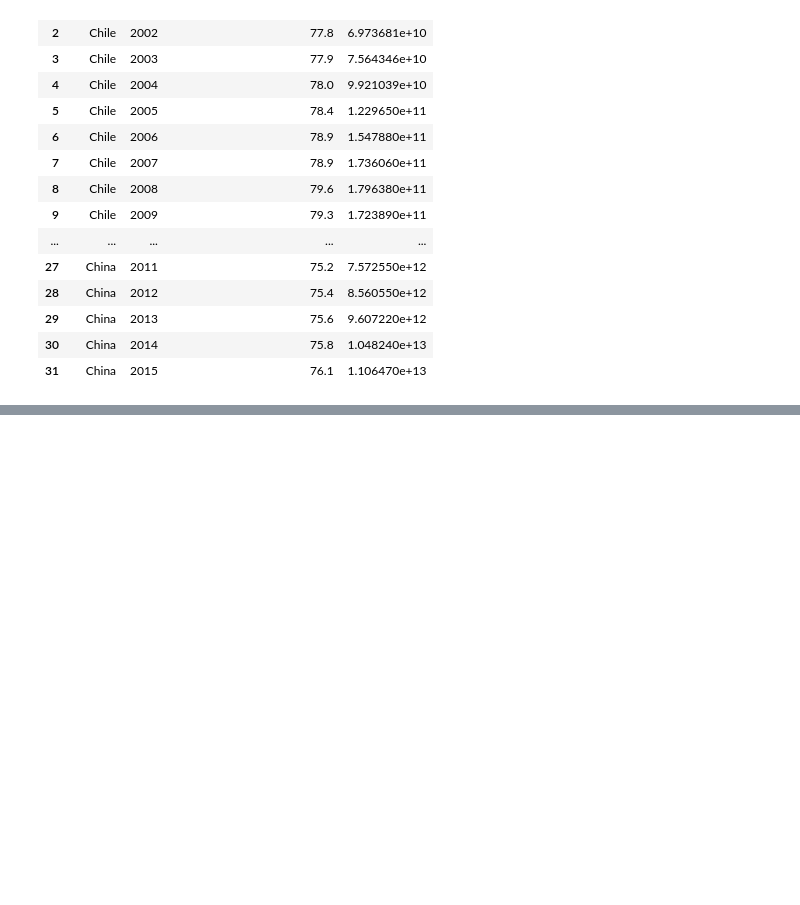
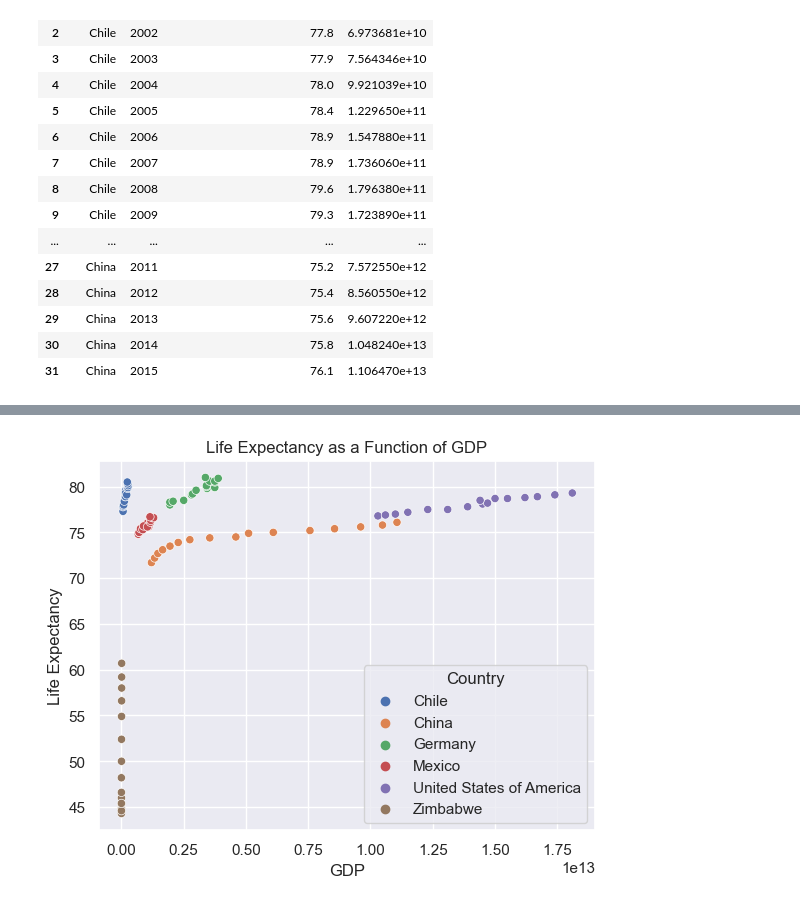
Before and after one commit to shortenedname/Personal---Portfolio-Projects, a Jupyter notebook: Life-Expectancy-and-GDP-Starter/Life-Expectancy-and-GDP-Starter/life_expectancy_gdp.ipynb, the cells around one changed output, grey strips where cells are left out. Saved outputs shown, nothing was run; the diff lists cells and outputs as text; code cells hidden in the pictures; blank space fills up the shorter version.

```diff
--- a/Life-Expectancy-and-GDP-Starter/Life-Expectancy-and-GDP-Starter/life_expectancy_gdp.ipynb
+++ b/Life-Expectancy-and-GDP-Starter/Life-Expectancy-and-GDP-Starter/life_expectancy_gdp.ipynb
@@ -45,0 +131,8 @@ print(chile_list)
+# %%
+fig, ax = plt.subplots()
+sns.scatterplot(x=converted_df["GDP"], y=converted_df["Life Expectancy"], hue="Country", data=converted_df)
+ax.set_xlim(auto=True)
+plt.title('Life Expectancy as a Function of GDP')
+plt.show()
+# %% [output]
+[figure, added]
```
Also changed, not shown: parts of 6 cells of this notebook.
